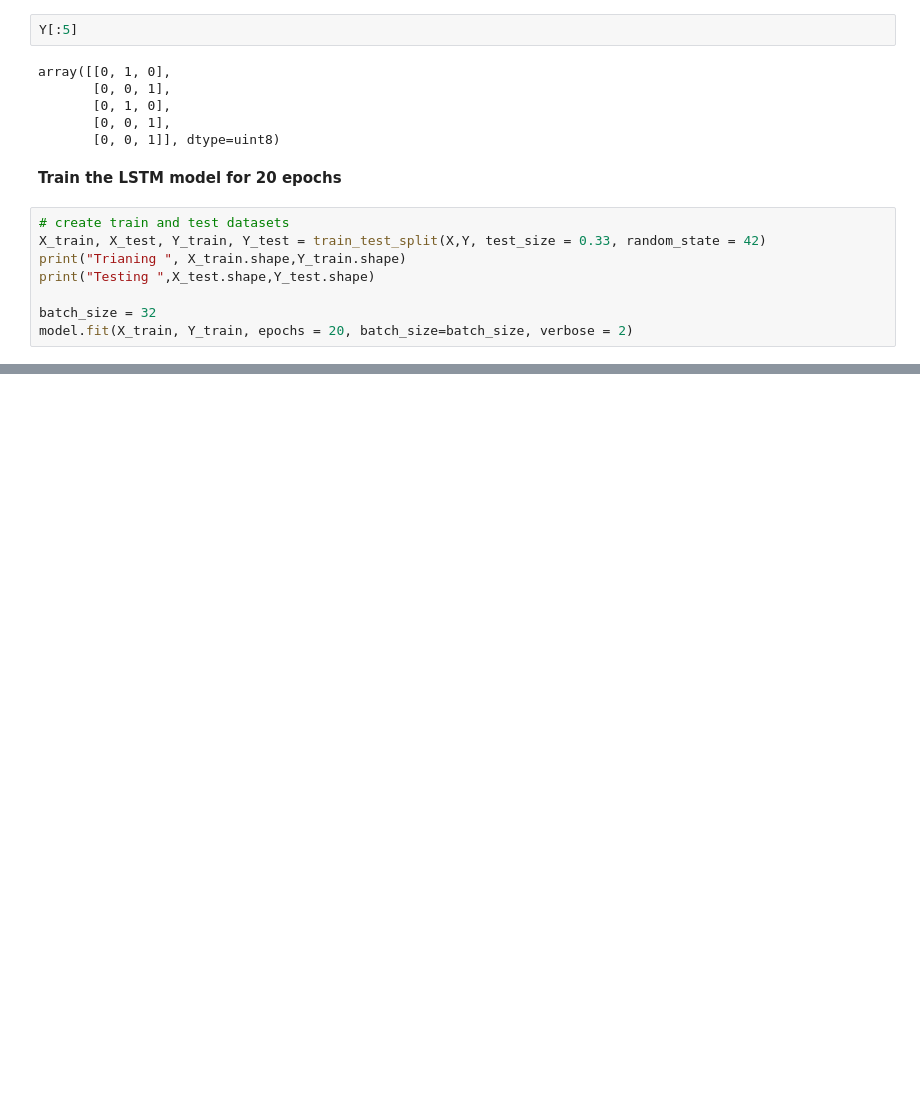
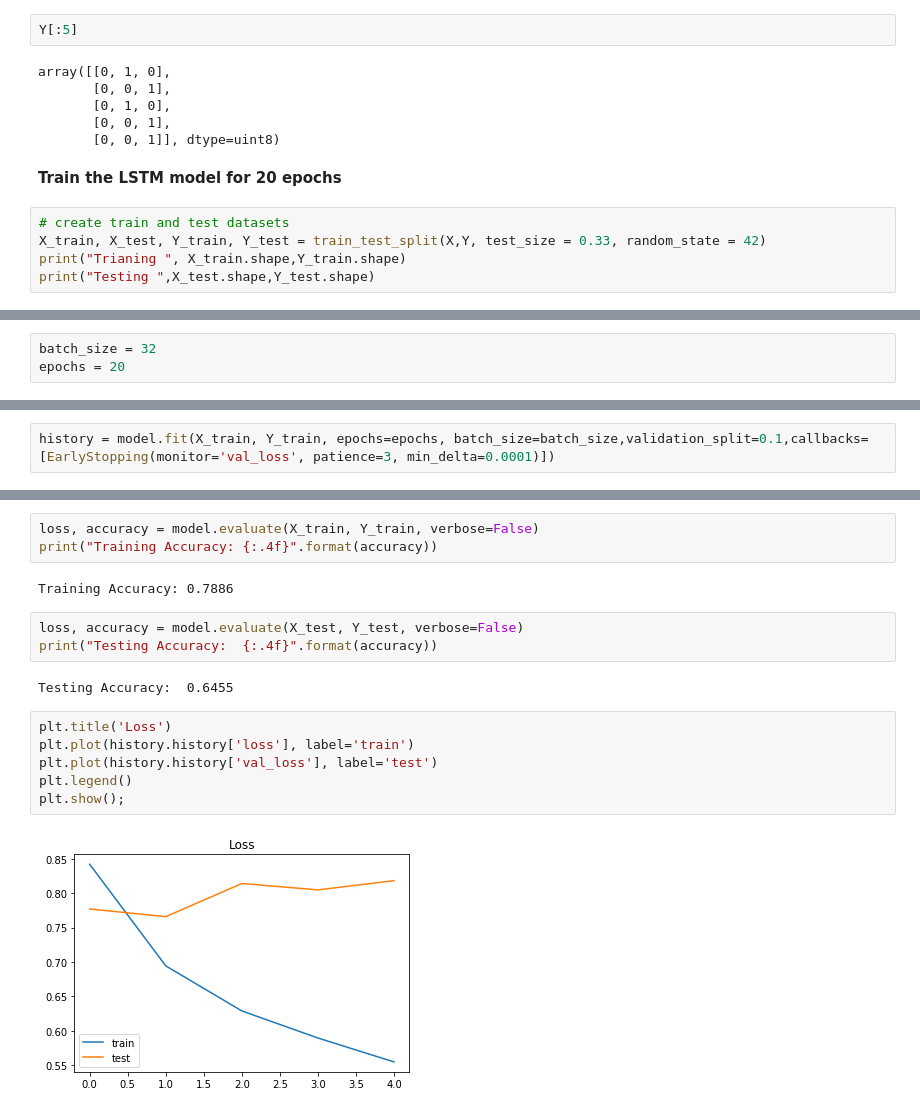
Before and after one commit to HassanSherwani/NLP-Natural-Language-Processing-, a Jupyter notebook: Sentiment_Analysis/Sentiment_classifier.ipynb, the cells around one changed output, grey strips where cells are left out. Drawn from its saved outputs; the diff is of its cells as text; blank space fills up the shorter version.

Commit message:
update with loss and validation

```diff
--- a/Sentiment_Analysis/Sentiment_classifier.ipynb
+++ b/Sentiment_Analysis/Sentiment_classifier.ipynb
@@ -384,9 +384,6 @@ array([[0, 1, 0],
 X_train, X_test, Y_train, Y_test = train_test_split(X,Y, test_size = 0.33, random_state = 42)
 print("Trianing ", X_train.shape,Y_train.shape)
 print("Testing ",X_test.shape,Y_test.shape)
-
-batch_size = 32
-model.fit(X_train, Y_train, epochs = 20, batch_size=batch_size, verbose = 2)
 # %% [output]
 Trianing  (9293, 24) (9293, 3)
 Testing  (4578, 24) (4578, 3)
@@ -408,0 +390,3 @@ Epoch 20/20
+# %%
+batch_size = 32
+epochs = 20
@@ -408,0 +395,2 @@ Epoch 20/20
+# %%
+history = model.fit(X_train, Y_train, epochs=epochs, batch_size=batch_size,validation_split=0.1,callbacks=[EarlyStopping(monitor='val_loss', patience=3, min_delta=0.0001)])
@@ -408,0 +412,18 @@ Epoch 20/20
+# %%
+loss, accuracy = model.evaluate(X_train, Y_train, verbose=False)
+print("Training Accuracy: {:.4f}".format(accuracy))
+# %% [output]
+Training Accuracy: 0.7886
+# %%
+loss, accuracy = model.evaluate(X_test, Y_test, verbose=False)
+print("Testing Accuracy:  {:.4f}".format(accuracy))
+# %% [output]
+Testing Accuracy:  0.6455
+# %%
+plt.title('Loss')
+plt.plot(history.history['loss'], label='train')
+plt.plot(history.history['val_loss'], label='test')
+plt.legend()
+plt.show();
+# %% [output]
+[figure, added]
```
Also changed, not shown: parts of 6 cells of this notebook.
